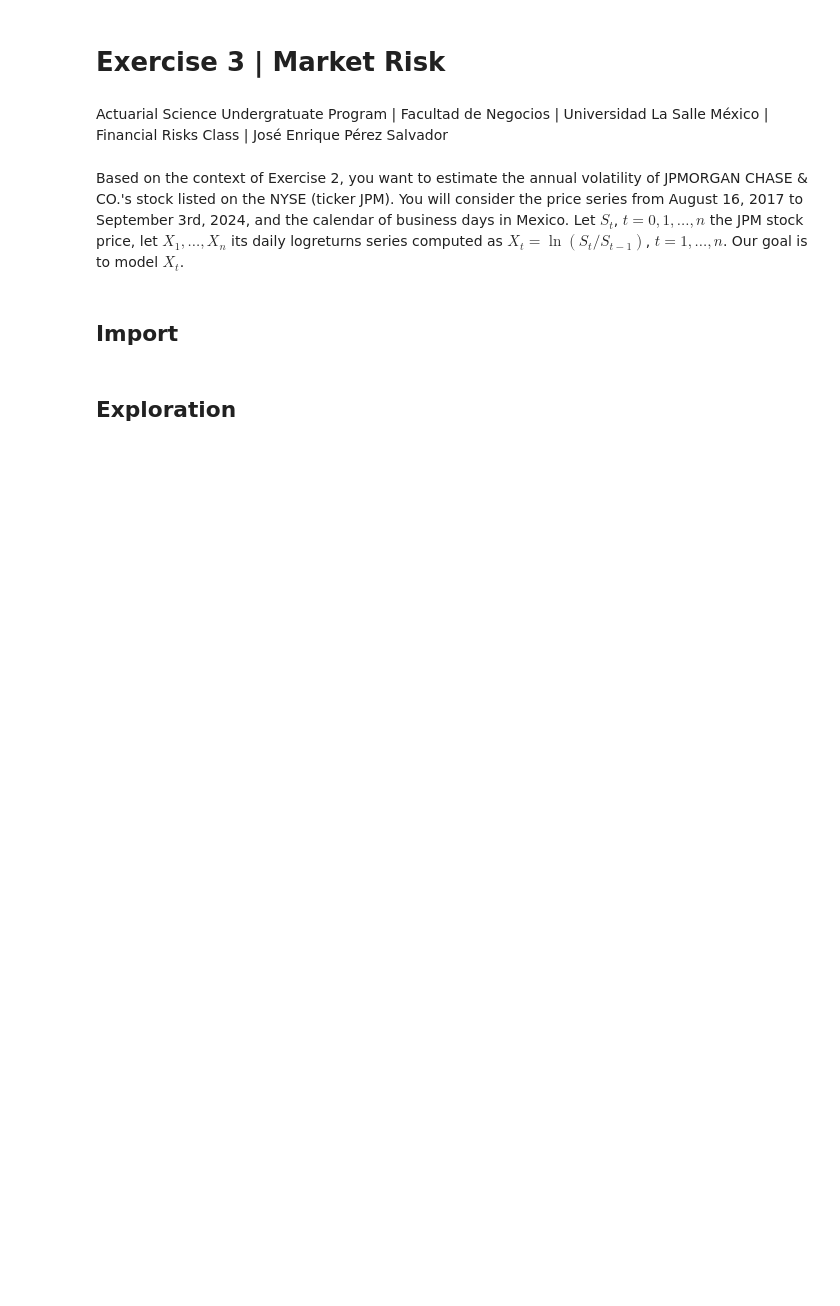
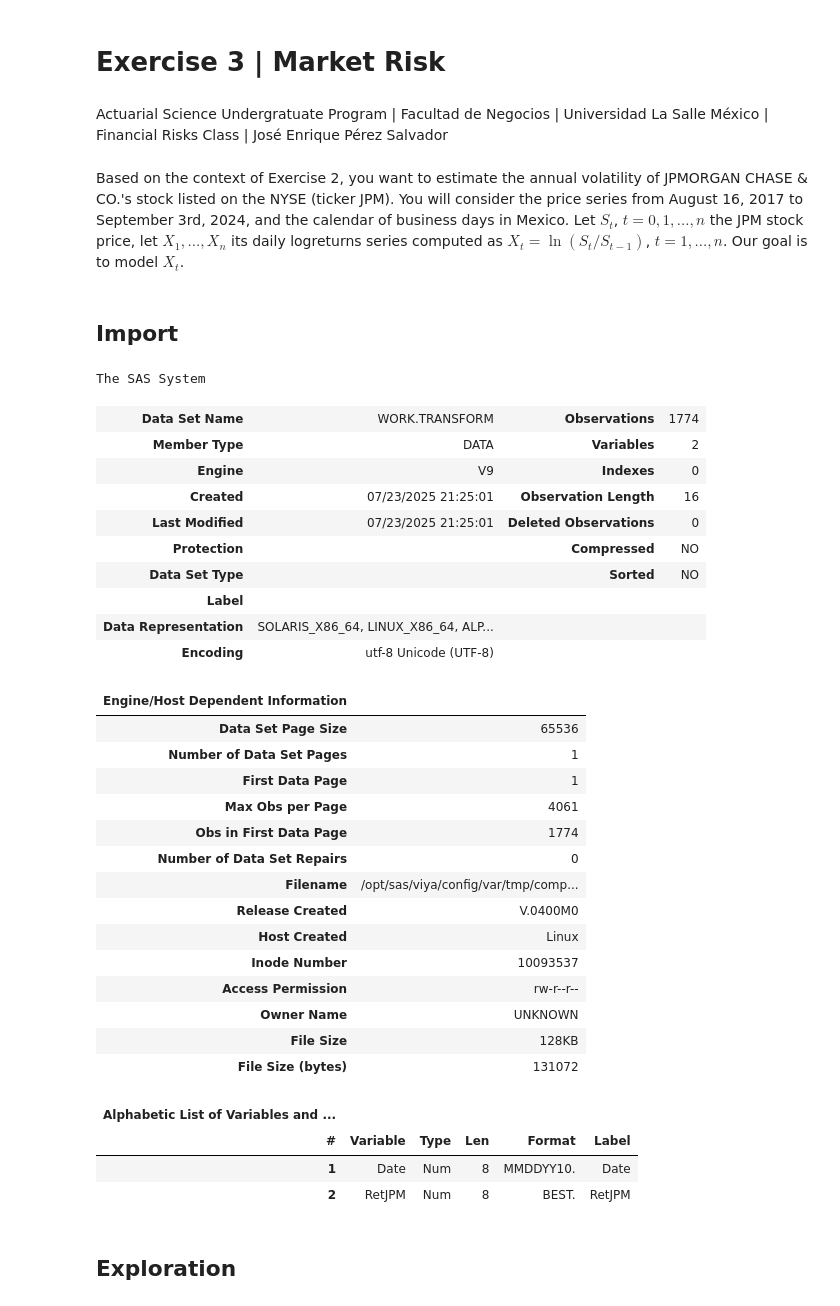
Before and after one commit to jenriqps/riskengine, a Jupyter notebook: COD/exercises/02_Riesgo_Mercado_Ejercicio_03.ipynb, the cells around one changed output. Drawn from its saved outputs; the diff is of its cells as text; code cells hidden in the pictures; blank space fills up the shorter version.

```diff
--- a/COD/exercises/02_Riesgo_Mercado_Ejercicio_03.ipynb
+++ b/COD/exercises/02_Riesgo_Mercado_Ejercicio_03.ipynb
@@ -10,23 +10,54 @@ Let $ S_t $, $ t=0,1,...,n $ the JPM stock price, let $ X_1,...,X_n $ its daily
 # %%
 proc sql;
 %if %sysfunc(exist(WORK.'transform'n)) %then %do;
     drop table WORK.'transform'n;
 %end;
 %if %sysfunc(exist(WORK.'transform'n,VIEW)) %then %do;
     drop view WORK.'transform'n;
 %end;
 quit;
 
-FILENAME REFFILE DISK '';
+FILENAME REFFILE DISK '/export/viya/homes/perez-jose@lasallistas.org.mx/FinancialRisks/RetJPM.xlsx';
 
 
 PROC IMPORT DATAFILE=REFFILE
 	DBMS=XLSX
 	OUT=WORK.'transform'n;
 	GETNAMES=YES;
 RUN;
 
 PROC CONTENTS DATA=WORK.'transform'n; RUN;
+# %% [output]
+The SAS System
+| Data Set Name | WORK.TRANSFORM | Observations | 1774 |
+| Member Type | DATA | Variables | 2 |
+| Engine | V9 | Indexes | 0 |
+| Created | 07/23/2025 21:25:01 | Observation Length | 16 |
+| Last Modified | 07/23/2025 21:25:01 | Deleted Observations | 0 |
+| Protection |  | Compressed | NO |
+| Data Set Type |  | Sorted | NO |
+| Label |  |  |  |
+| Data Representation | SOLARIS_X86_64, LINUX_X86_64, ALP... |  |  |
+| Encoding | utf-8 Unicode (UTF-8) |  |  |
+| Engine/Host Dependent Information |  |
+| Data Set Page Size | 65536 |
+| Number of Data Set Pages | 1 |
+| First Data Page | 1 |
+| Max Obs per Page | 4061 |
+| Obs in First Data Page | 1774 |
+| Number of Data Set Repairs | 0 |
+| Filename | /opt/sas/viya/config/var/tmp/comp... |
+| Release Created | V.0400M0 |
+| Host Created | Linux |
+| Inode Number | 10093537 |
+| Access Permission | rw-r--r-- |
+| Owner Name | UNKNOWN |
+| File Size | 128KB |
+| File Size (bytes) | 131072 |
+| Alphabetic List of Variables and ... |  |  |  |  |  |
+| # | Variable | Type | Len | Format | Label |
+| 1 | Date | Num | 8 | MMDDYY10. | Date |
+| 2 | RetJPM | Num | 8 | BEST. | RetJPM |
 # %% [markdown]
  ## Exploration
 # %%
```
Also changed, not shown: parts of 5 cells of this notebook, 1 other file.
